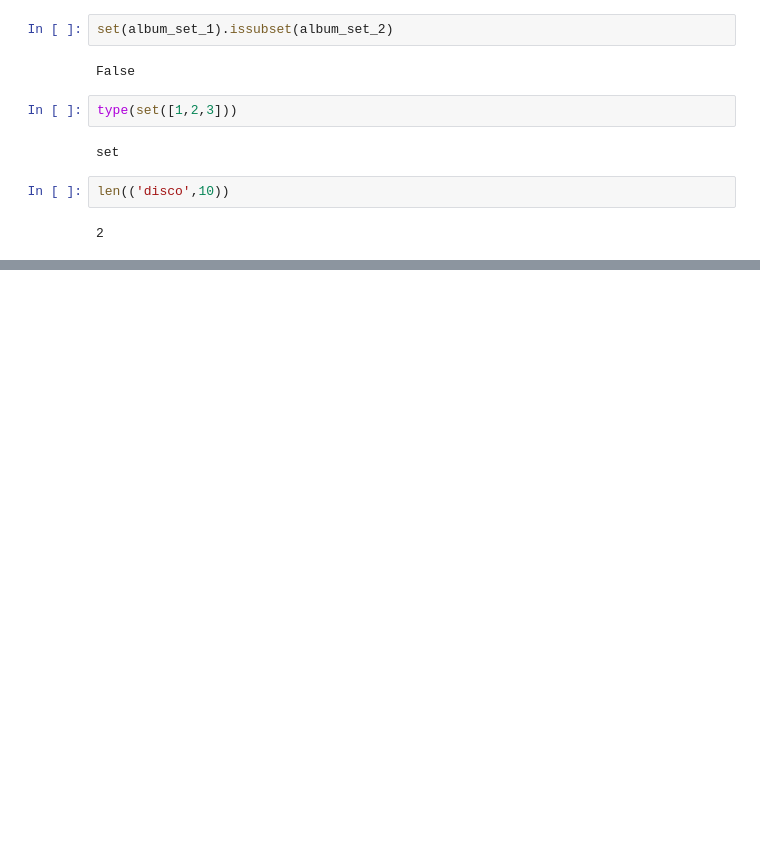
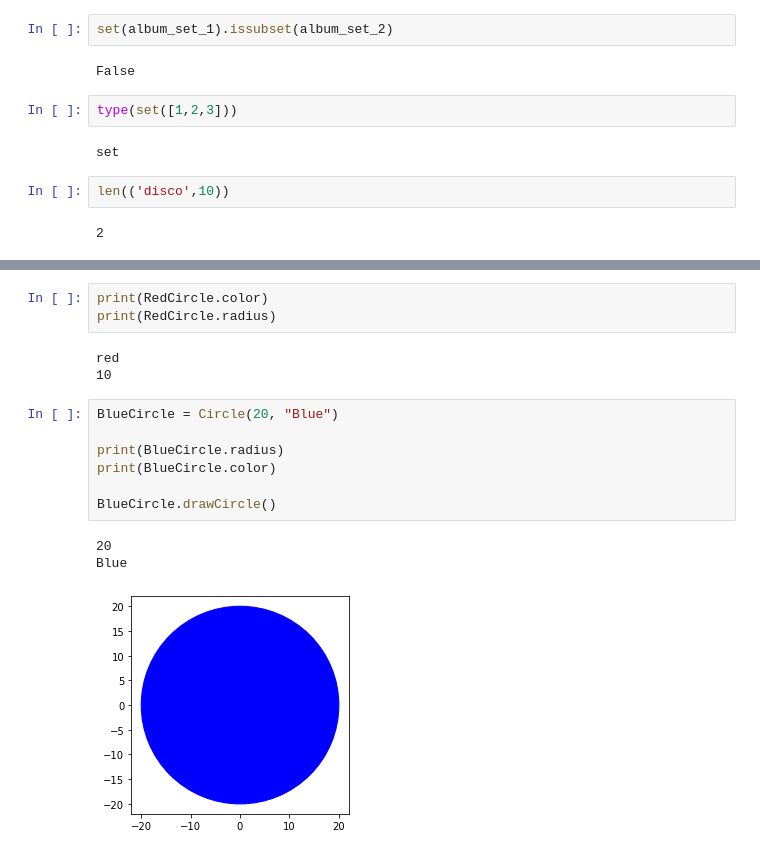
Before and after one commit to sultania-p/Data-Science, a Jupyter notebook: Coursera_IBM_data_science/Notebooks For Practise/0. Coursera_practise_shorthands.ipynb, the cells around one changed output, grey strips where cells are left out. Drawn from its saved outputs; the diff is of its cells as text; blank space fills up the shorter version.

```diff
--- a/Coursera_IBM_data_science/Notebooks For Practise/0. Coursera_practise_shorthands.ipynb
+++ b/Coursera_IBM_data_science/Notebooks For Practise/0. Coursera_practise_shorthands.ipynb
@@ -297,0 +561,17 @@ len(('disco',10))
+# %%
+print(RedCircle.color)
+print(RedCircle.radius)
+# %% [output]
+red
+10
+# %%
+BlueCircle = Circle(20, "Blue")
+
+print(BlueCircle.radius)
+print(BlueCircle.color)
+
+BlueCircle.drawCircle()
+# %% [output]
+20
+Blue
+[figure, added]
```
Also changed, not shown: parts of 32 cells of this notebook.
